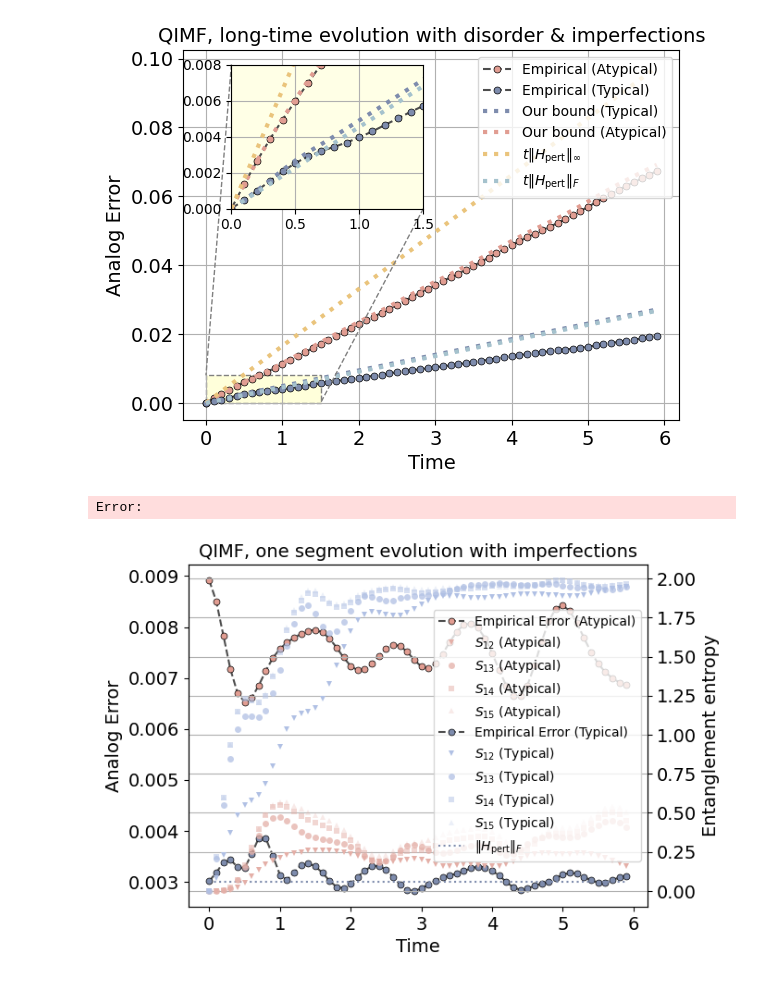
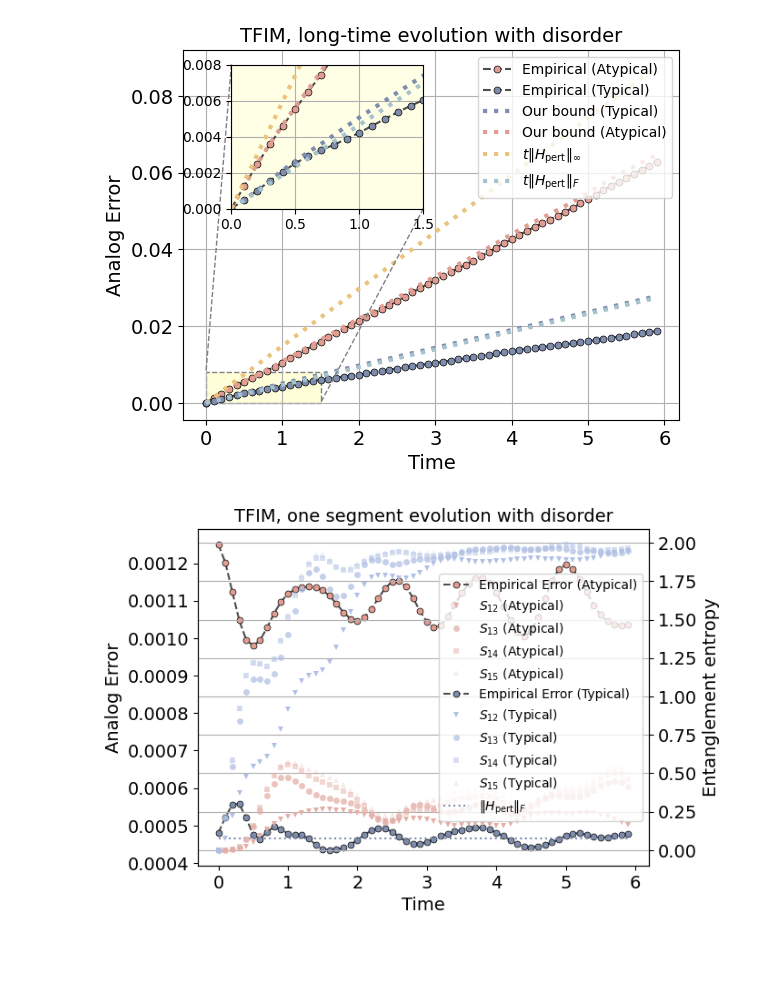
Before and after one commit to minidas/Entanglement-Induced-Resilience-of-Quantum-Dynamics, a Jupyter notebook: qitf_analog.ipynb, the cells around one changed output. Drawn from its saved outputs; the diff is of its cells as text; code cells hidden in the pictures; blank space fills up the shorter version.

Commit message:
fix: correct one_segment figures

```diff
--- a/qitf_analog.ipynb
+++ b/qitf_analog.ipynb
@@ -4,15 +4,15 @@ import numpy as np
 from entropy import *
 
 exact_model = QITFModel(hx=0.809,J=1)
-# analog_model = analog_QITF(exact_model, delta=[(rand.normalvariate(0, 0.001)) for _ in range(10)],eta=0.001)
+analog_model = analog_QITF(exact_model, delta=[(rand.normalvariate(0, 0.001)) for _ in range(10)],eta=0.001)
 # analog_model = analog_QITF(exact_model, delta=0,eta=0.001)
 import pickle
 
-# with open('./data/analog_model[i].pkl', 'wb') as f:
-#     pickle.dump(analog_model, f)
+with open('./data/analog_model[d].pkl', 'wb') as f:
+    pickle.dump(analog_model, f)
 
-with open('./data/analog_model[i].pkl', 'rb') as f:
-    analog_model = pickle.load(f)
+# with open('./data/analog_model[i].pkl', 'rb') as f:
+#     analog_model = pickle.load(f)
 # %%
 initial_state = Statevector.from_label('0'*N).data  # Typical case state
 
@@ -64,37 +64,36 @@ plt.plot(time[:-1], linear_curve[:-1], color="#A5C2CD", linestyle='dotted', labe
 plt.xlabel('Time',fontsize=14)
 plt.ylabel('Analog Error',fontsize=14)
 plt.xticks(fontsize=14)
 plt.yticks(fontsize=14)
 # plt.ylim( top=0.3)
 plt.legend(loc=1)
-plt.title('QIMF, long-time evolution with disorder & imperfections',fontsize=14)
+plt.title('TFIM, long-time evolution with disorder',fontsize=14)
 plt.grid()
 ax1=plt.gca()
 
 from mpl_toolkits.axes_grid1.inset_locator import mark_inset, BboxConnector
 
 ax2=plt.axes([0.2,0.55,0.3,0.3])
 ax2.set_xlim(0,1.5)
 ax2.set_ylim(0,0.008)
 ax2.set_facecolor("#ffffe6")
 
 analog_model.plot_long_time(initial_state, mfc='#7E8CAD',label='Empirical (Typical)')
 plt.plot(time[:-1], fro_curve[:-1], color='#7E8CAD', linestyle='dotted', linewidth=3)
 plt.plot(time[:-1], linear_curve[:-1], color="#A5C2CD", linestyle='dotted', linewidth=3)
 initial_state = Statevector.from_label('+'*N).data  # Atypical case state
 analog_model.plot_long_time(initial_state, mfc="#E19D92", label='Atypical Case State')
 plt.plot(time[:-1], spec_curve[:-1], color="#E19D92", linestyle='dotted', label='Our bound (Atypical)',linewidth=3)
 plt.plot(time[:-1], worst_curve[:-1], color="#EAC47C", linestyle='dotted', label=r'$t\|H_{\text{pert}}\|_{\infty}$',linewidth=3)
 
 
 plt.grid()
 # plt.tight_layout()
 mark_inset(ax1, ax2, loc1=2, loc2=4, fc="#ffffda", ec="0.5",linestyle='dashed')
-plt.savefig('./Figures/long-time[di,c=1].pdf', bbox_inches='tight',dpi=600)
+plt.savefig('./Figures/long-time[d,c=1].pdf', bbox_inches='tight',dpi=600)
 plt.show()
 # %% [output]
-[figure, old version]
+[figure, new version]
-Error:
 # %%
 from entropy import entropy_data
 import matplotlib.pyplot as plt
@@ -149,10 +148,10 @@ ax1.set_yticklabels(ax1.get_yticklabels(), fontsize=14)
 ax2.set_yticklabels(ax2.get_yticklabels(), fontsize=14)
 lns=p11+p12+p14+p15+p16+p21+p22+p24+p25+p26+p13
 labs=[l.get_label() for l in lns]
-plt.title('QIMF, one segment evolution with imperfections',fontsize=14)
+plt.title('TFIM, one segment evolution with disorder',fontsize=14)
 plt.legend(lns,labs,loc=5)
 plt.grid()
-plt.savefig('./Figures/one_segment[i].pdf', bbox_inches='tight',dpi=600)
+plt.savefig('./Figures/one_segment[d].pdf', bbox_inches='tight',dpi=600)
 plt.show()
 # %% [output]
-[figure, old version]
+[figure, new version]
```
Also changed, not shown: 4 other files.
